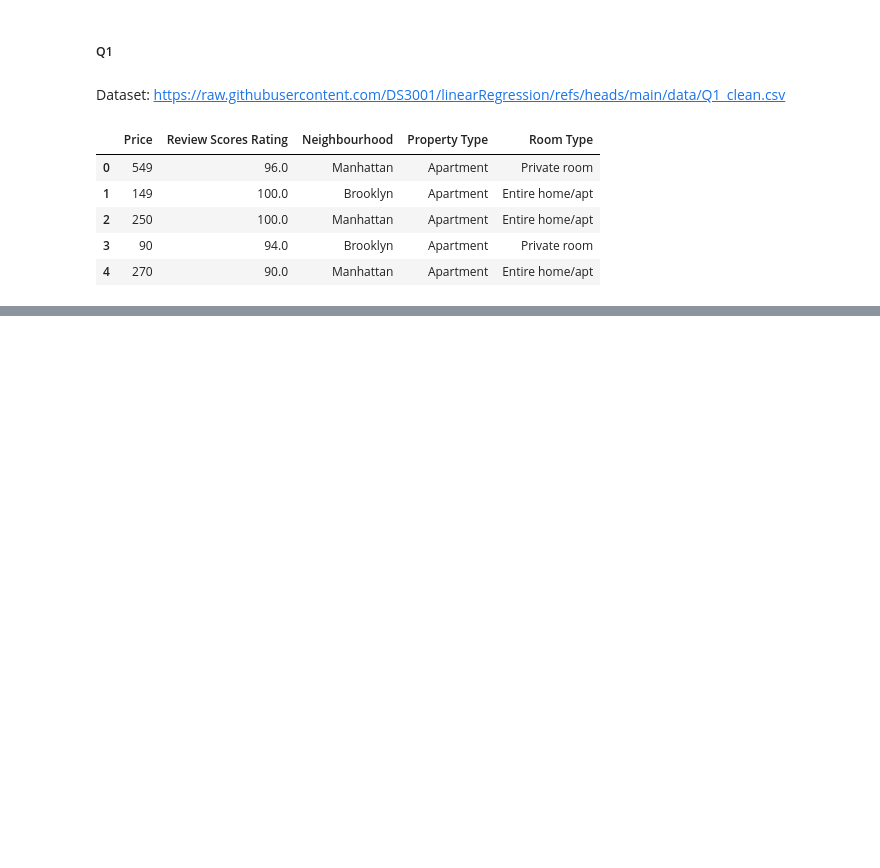
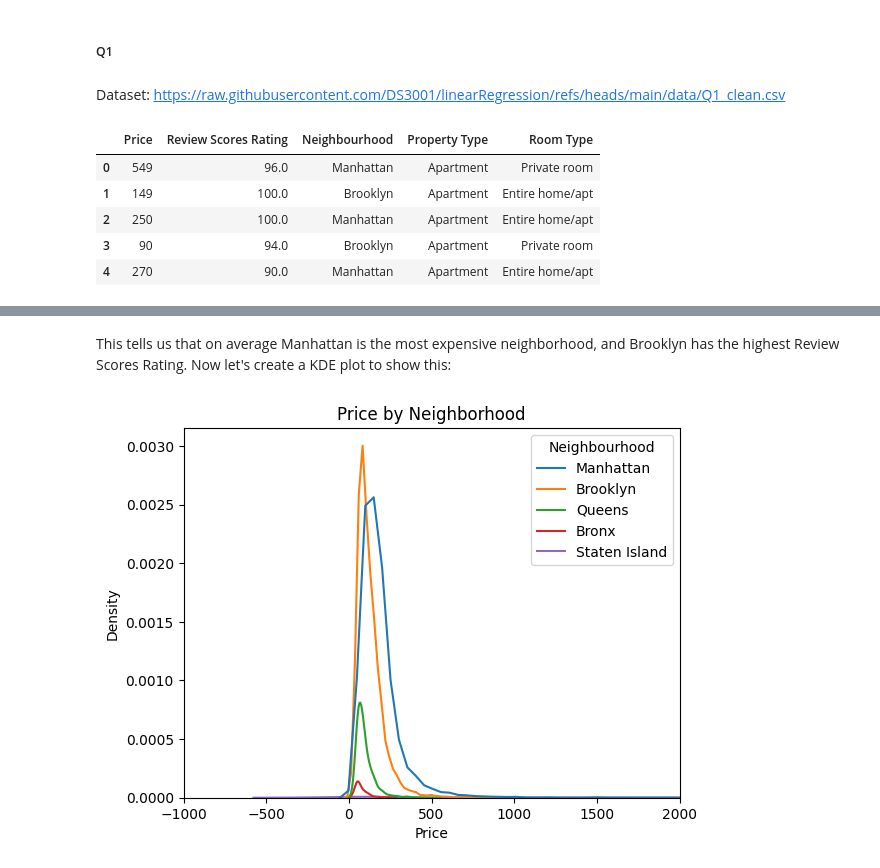
Before and after one commit to kylevogel/week_8, a Jupyter notebook: Lab4.ipynb, the cells around one changed output, grey strips where cells are left out. Saved outputs shown, nothing was run; the diff lists cells and outputs as text; code cells hidden in the pictures; blank space fills up the shorter version.

```diff
--- a/Lab4.ipynb
+++ b/Lab4.ipynb
@@ -47,0 +54,9 @@ KeyError: 'Neighbourhood'
+# %% [markdown]
+This tells us that on average Manhattan is the most expensive neighborhood, and Brooklyn has the highest Review Scores Rating. Now let's create a KDE plot to show this:
+# %%
+sns.kdeplot(data=df, x="Price", hue="Neighbourhood")
+plt.title("Price by Neighborhood")
+plt.xlim(-1000, 2000)
+plt.show()
+# %% [output]
+[figure, added]
```
Also changed, not shown: parts of 8 cells of this notebook.
